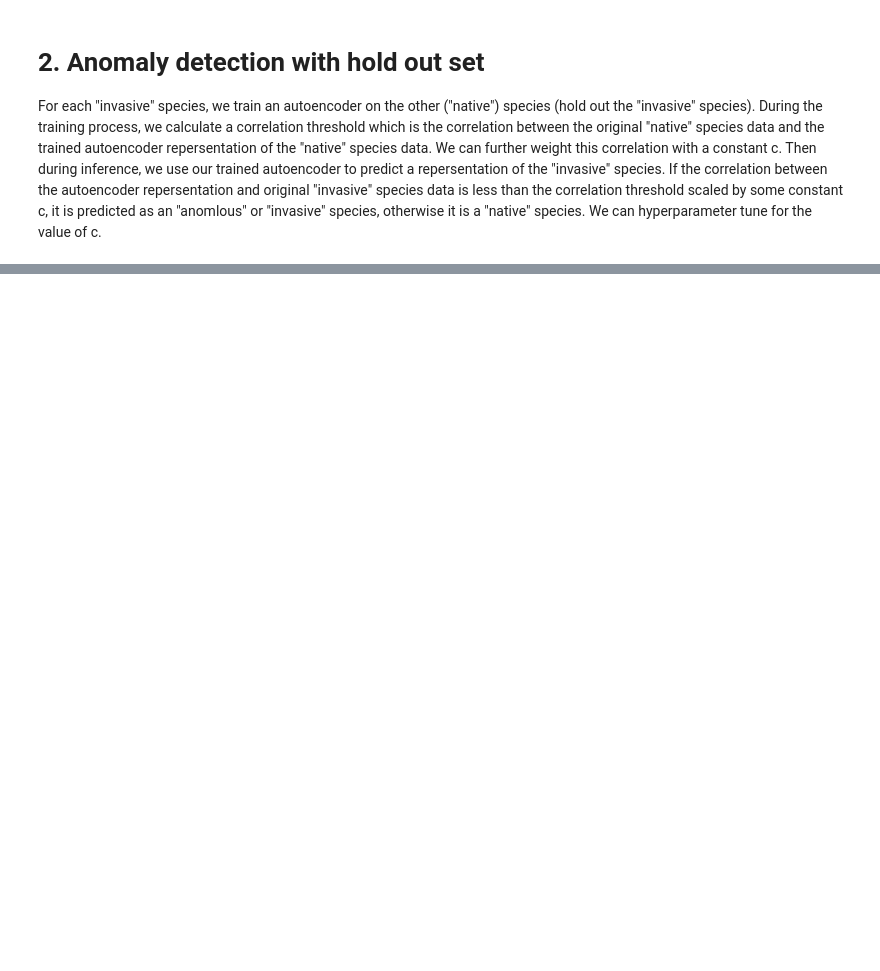
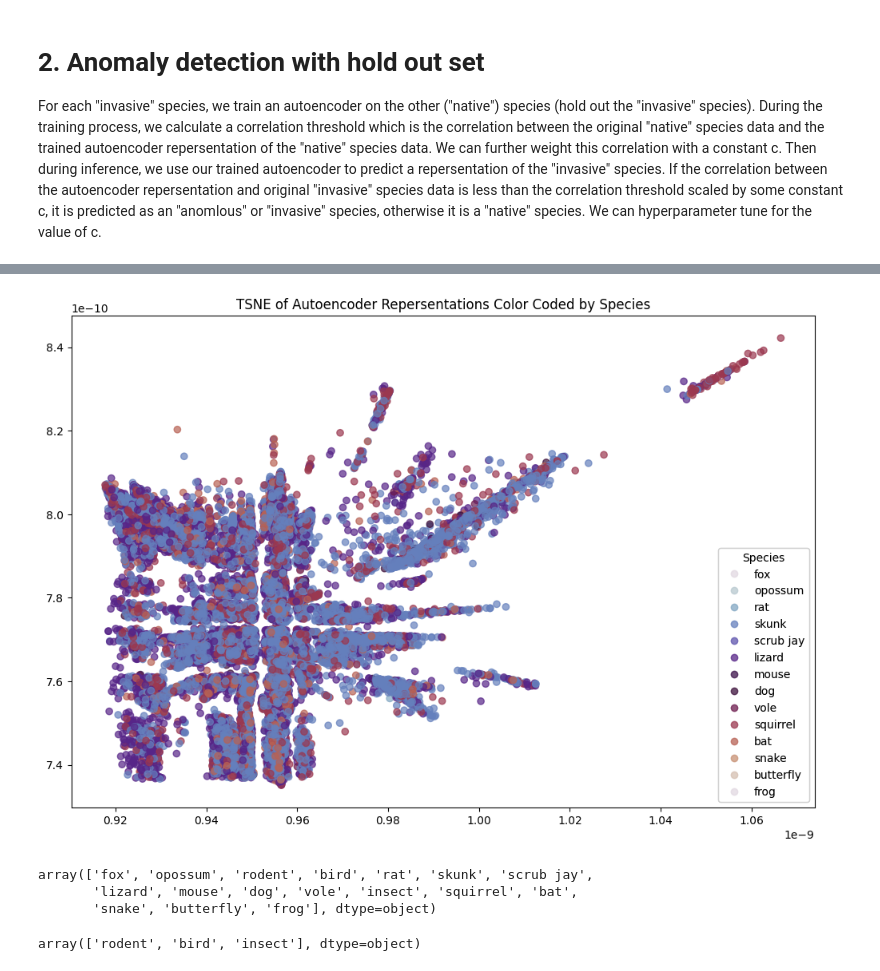
Before and after one commit to danheekim/tnc-capstone, a Jupyter notebook: src/anomaly-detection/anomaly_detection.ipynb, the cells around one changed output, grey strips where cells are left out. Drawn from its saved outputs; the diff is of its cells as text; code cells hidden in the pictures; blank space fills up the shorter version.

```diff
--- a/src/anomaly-detection/anomaly_detection.ipynb
+++ b/src/anomaly-detection/anomaly_detection.ipynb
@@ -257,0 +350,6 @@ plot_tsne(autoencoder, target_size, test_data_paths, invasive_data_paths, f'TSNE
+# %%
+# train autoencoder on all of the (filtered) species
+train_data_paths = [os.path.join(images_folder_path, filename) for filename in filtered_labels_df['image_path']]
+target_size = (64,64)
+layers = [256, 128, 64, 32, 64, 128, 256]
+autoencoder = train_autoencoder_generator(train_data_paths, target_size, layers, epochs = 10)
@@ -257,0 +377,7 @@ plot_tsne(autoencoder, target_size, test_data_paths, invasive_data_paths, f'TSNE
+# %%
+# get repersentation
+last_layer = autoencoder.layers[-1]
+encoder_model = Model(inputs=autoencoder.input, outputs=last_layer.output)
+all_images = resize_images(train_data_paths, target_size)
+all_images_flat = all_images.reshape(all_images.shape[0], -1)
+encoded_all = encoder_model.predict(all_images_flat)
@@ -257,0 +386,33 @@ plot_tsne(autoencoder, target_size, test_data_paths, invasive_data_paths, f'TSNE
+# %%
+# tsne
+tsne = TSNE(n_components=2, perplexity = encoded_all.shape[0]-1, random_state=42)
+tsne_result = tsne.fit_transform(encoded_all)
+# %%
+# visualize
+species_labels = filtered_labels_df['species_label'].astype('category').cat.codes
+species_names = filtered_labels_df['species_label'].unique()
+species_mapping = {code: name for code, name in zip(range(len(species_names)), species_names)}
+species_labels_names = species_labels.map(species_mapping)
+
+plt.figure(figsize=(12, 8))
+scatter = plt.scatter(tsne_result[:, 0], tsne_result[:, 1], c=species_labels, alpha=0.7, cmap='twilight')
+handles, _ = scatter.legend_elements()
+legend1 = plt.legend(handles, species_names, title='Species')
+plt.gca().add_artist(legend1)
+plt.title('TSNE of Autoencoder Repersentations Color Coded by Species')
+plt.show()
+# %% [output]
+[figure, added]
+# %%
+labels_df['species_label'].unique()
+# %% [output]
+array(['fox', 'opossum', 'rodent', 'bird', 'rat', 'skunk', 'scrub jay',
+       'lizard', 'mouse', 'dog', 'vole', 'insect', 'squirrel', 'bat',
+       'snake', 'butterfly', 'frog'], dtype=object)
+# %%
+# lets look at the more general (over-arching) categories
+top_layer_species = ['rodent', 'bird', 'insect']
+top_only = labels_df[labels_df['species_label'].isin(top_layer_species)]
+top_only['species_label'].unique()
+# %% [output]
+array(['rodent', 'bird', 'insect'], dtype=object)
```
Also changed, not shown: parts of 19 cells of this notebook.
